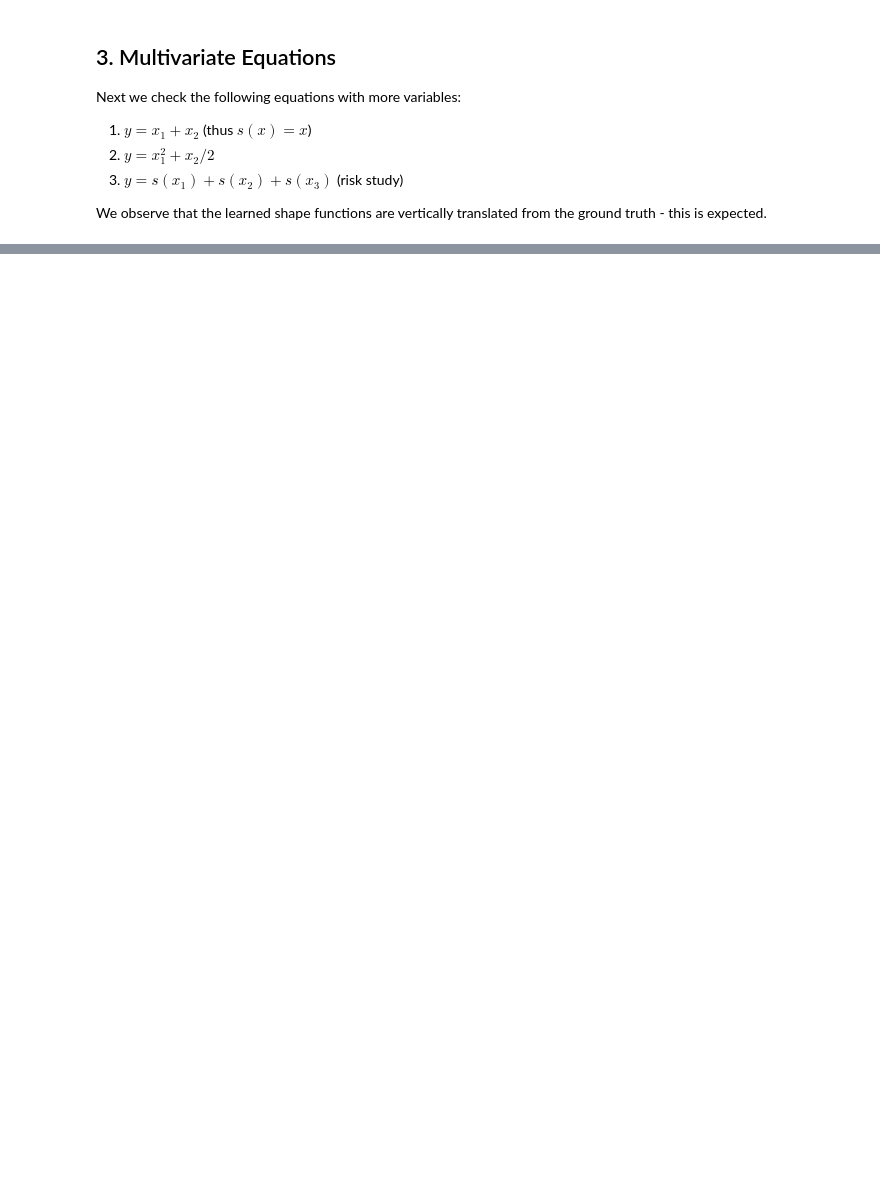
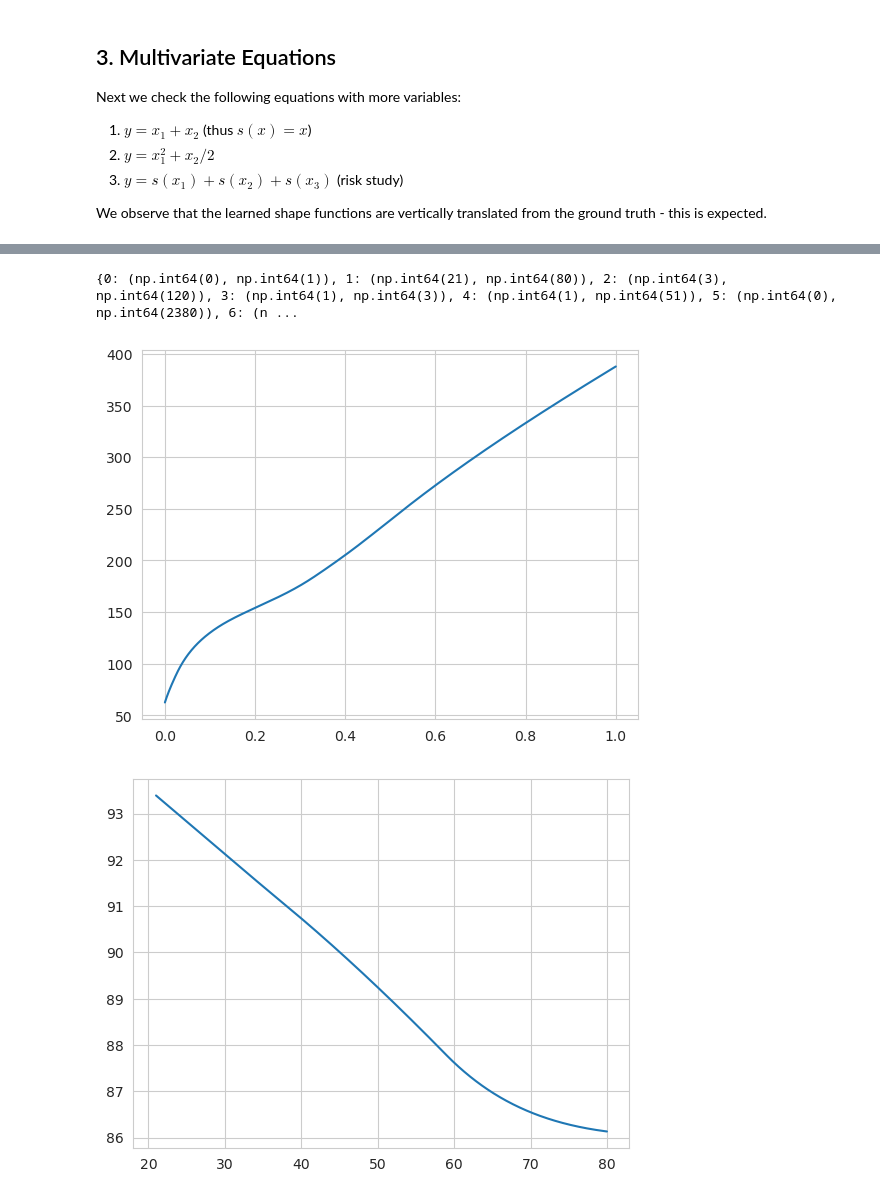
Before and after one commit to steliosbl/SurvSHAREs, a Jupyter notebook: test_fixed_equations.ipynb, the cells around one changed output, grey strips where cells are left out. Drawn from its saved outputs; the diff is of its cells as text; code cells hidden in the pictures; blank space fills up the shorter version.

```diff
--- a/test_fixed_equations.ipynb
+++ b/test_fixed_equations.ipynb
@@ -296,0 +348,13 @@ HPU available: False, using: 0 HPUs
+# %%
+from survshares.datasets import GBSG2
+from sklearn.model_selection import train_test_split
+
+dataset = GBSG2()
+X, T, E = dataset.load()
+X_train, X_test, T_train, T_test, E_train, E_test = train_test_split(X, T, E, test_size=0.2, random_state=42)
+n_features = X.shape[1]
+
+test_program_additive = [add2] * (n_features-1) + [elem for i in range(n_features) for elem in (shape1, i)]
+
+gp = _Program(program=test_program_additive, **share_params)
+gp.raw_fitness(X=torch.Tensor(X_train), y=torch.Tensor(T_train), sample_weight=torch.Tensor(E_train))
@@ -296,0 +375,7 @@ HPU available: False, using: 0 HPUs
+# %%
+col_min_max = {i: (X[:, i].min(), X[:, i].max()) for i in range(X.shape[1])}
+gp.plot_shape_functions(col_min_max, {})
+# %% [output]
+{0: (np.int64(0), np.int64(1)), 1: (np.int64(21), np.int64(80)), 2: (np.int64(3), np.int64(120)), 3: (np.int64(1), np.int64(3)), 4: (np.int64(1), np.int64(51)), 5: (np.int64(0), np.int64(2380)), 6: (n ...
+[figure, added]
+[figure, added]
```
Also changed, not shown: parts of 12 cells of this notebook.
